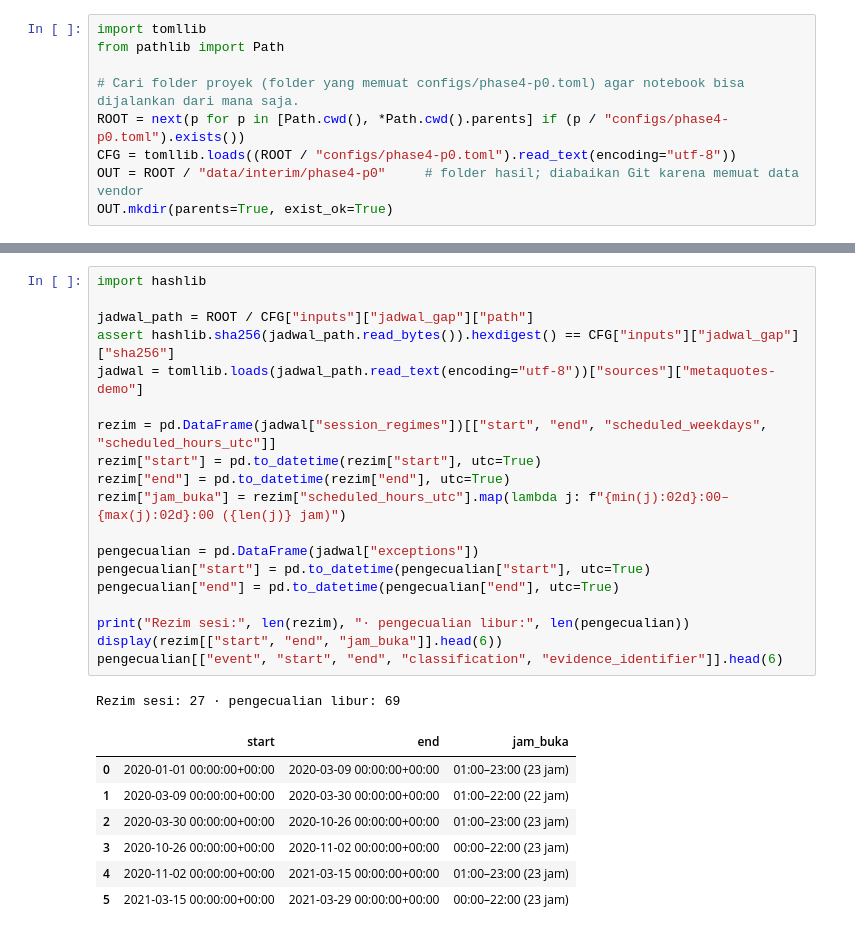
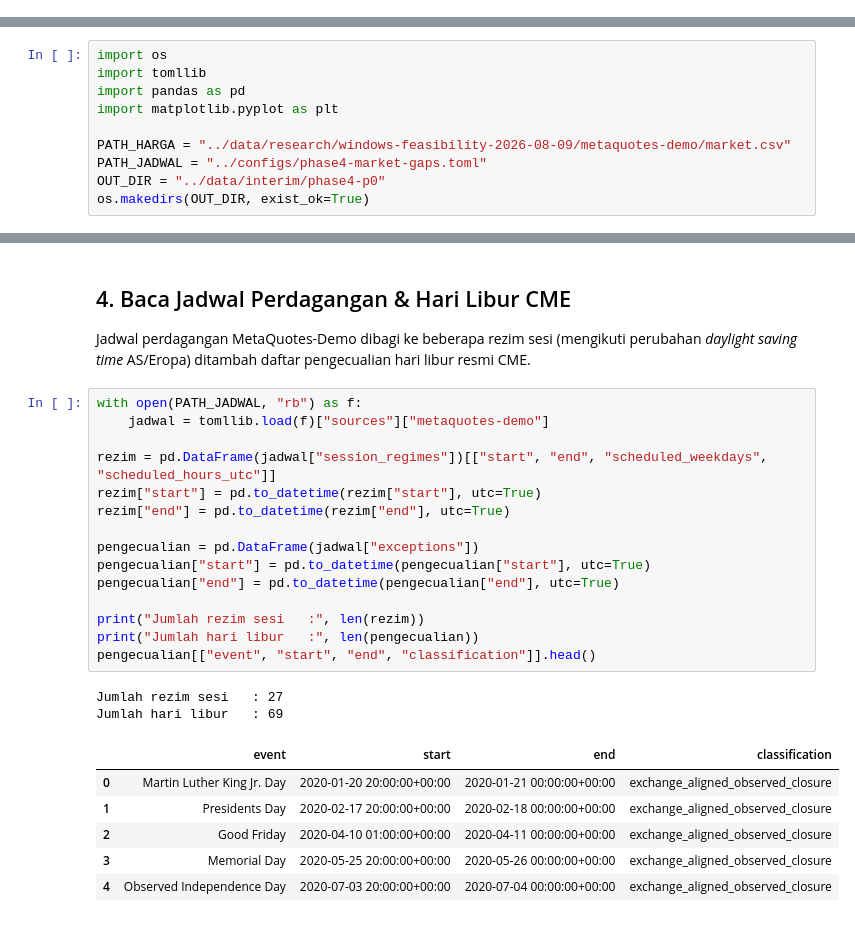
Before and after one commit to Vallykrie/skripsi-xauusd-p1, a Jupyter notebook: 02_Koding/notebooks/01_audit_harga_dan_gap.ipynb, the cells around one changed output, grey strips where cells are left out. Cells and saved outputs as stored; diff of their text form.

```diff
--- a/02_Koding/notebooks/01_audit_harga_dan_gap.ipynb
+++ b/02_Koding/notebooks/01_audit_harga_dan_gap.ipynb
@@ -15,9 +0,0 @@ Label tidak boleh melompati gap jenis apa pun (dibahas di notebook 02).
-# %%
-import tomllib
-from pathlib import Path
-
-# Cari folder proyek (folder yang memuat configs/phase4-p0.toml) agar notebook bisa dijalankan dari mana saja.
-ROOT = next(p for p in [Path.cwd(), *Path.cwd().parents] if (p / "configs/phase4-p0.toml").exists())
-CFG = tomllib.loads((ROOT / "configs/phase4-p0.toml").read_text(encoding="utf-8"))
-OUT = ROOT / "data/interim/phase4-p0"     # folder hasil; diabaikan Git karena memuat data vendor
-OUT.mkdir(parents=True, exist_ok=True)
@@ -24 +9,11 @@ OUT.mkdir(parents=True, exist_ok=True)
+# %%
+import os
+import tomllib
+import pandas as pd
+import matplotlib.pyplot as plt
+
+PATH_HARGA = "../data/research/windows-feasibility-2026-08-09/metaquotes-demo/market.csv"
+PATH_JADWAL = "../configs/phase4-market-gaps.toml"
+OUT_DIR = "../data/interim/phase4-p0"
+os.makedirs(OUT_DIR, exist_ok=True)
 # %% [markdown]
@@ -108,28 +87,28 @@ Jadwal diturunkan dari arsip harga sebelum model apa pun dijalankan, lalu dibeku
+# %% [markdown]
+## 4. Baca Jadwal Perdagangan & Hari Libur CME
+
+Jadwal perdagangan MetaQuotes-Demo dibagi ke beberapa rezim sesi (mengikuti perubahan *daylight saving time* AS/Eropa) ditambah daftar pengecualian hari libur resmi CME.
 # %%
-import hashlib
-
-jadwal_path = ROOT / CFG["inputs"]["jadwal_gap"]["path"]
-assert hashlib.sha256(jadwal_path.read_bytes()).hexdigest() == CFG["inputs"]["jadwal_gap"]["sha256"]
-jadwal = tomllib.loads(jadwal_path.read_text(encoding="utf-8"))["sources"]["metaquotes-demo"]
+with open(PATH_JADWAL, "rb") as f:
+    jadwal = tomllib.load(f)["sources"]["metaquotes-demo"]
 
 rezim = pd.DataFrame(jadwal["session_regimes"])[["start", "end", "scheduled_weekdays", "scheduled_hours_utc"]]
 rezim["start"] = pd.to_datetime(rezim["start"], utc=True)
 rezim["end"] = pd.to_datetime(rezim["end"], utc=True)
-rezim["jam_buka"] = rezim["scheduled_hours_utc"].map(lambda j: f"{min(j):02d}:00–{max(j):02d}:00 ({len(j)} jam)")
 
 pengecualian = pd.DataFrame(jadwal["exceptions"])
 pengecualian["start"] = pd.to_datetime(pengecualian["start"], utc=True)
 pengecualian["end"] = pd.to_datetime(pengecualian["end"], utc=True)
 
-print("Rezim sesi:", len(rezim), "· pengecualian libur:", len(pengecualian))
-display(rezim[["start", "end", "jam_buka"]].head(6))
-pengecualian[["event", "start", "end", "classification", "evidence_identifier"]].head(6)
+print("Jumlah rezim sesi   :", len(rezim))
+print("Jumlah hari libur   :", len(pengecualian))
+pengecualian[["event", "start", "end", "classification"]].head()
 # %% [output]
-Rezim sesi: 27 · pengecualian libur: 69
+Jumlah rezim sesi   : 27
+Jumlah hari libur   : 69
-|  | start | end | jam_buka |
-| 0 | 2020-01-01 00:00:00+00:00 | 2020-03-09 00:00:00+00:00 | 01:00–23:00 (23 jam) |
-| 1 | 2020-03-09 00:00:00+00:00 | 2020-03-30 00:00:00+00:00 | 01:00–22:00 (22 jam) |
-| 2 | 2020-03-30 00:00:00+00:00 | 2020-10-26 00:00:00+00:00 | 01:00–23:00 (23 jam) |
-| 3 | 2020-10-26 00:00:00+00:00 | 2020-11-02 00:00:00+00:00 | 00:00–22:00 (23 jam) |
-| 4 | 2020-11-02 00:00:00+00:00 | 2021-03-15 00:00:00+00:00 | 01:00–23:00 (23 jam) |
-| 5 | 2021-03-15 00:00:00+00:00 | 2021-03-29 00:00:00+00:00 | 00:00–22:00 (23 jam) |
+|  | event | start | end | classification |
+| 0 | Martin Luther King Jr. Day | 2020-01-20 20:00:00+00:00 | 2020-01-21 00:00:00+00:00 | exchange_aligned_observed_closure |
+| 1 | Presidents Day | 2020-02-17 20:00:00+00:00 | 2020-02-18 00:00:00+00:00 | exchange_aligned_observed_closure |
+| 2 | Good Friday | 2020-04-10 01:00:00+00:00 | 2020-04-11 00:00:00+00:00 | exchange_aligned_observed_closure |
+| 3 | Memorial Day | 2020-05-25 20:00:00+00:00 | 2020-05-26 00:00:00+00:00 | exchange_aligned_observed_closure |
+| 4 | Observed Independence Day | 2020-07-03 20:00:00+00:00 | 2020-07-04 00:00:00+00:00 | exchange_aligned_observed_closure |
```
Also changed, not shown: parts of 21 cells of this notebook, 11 other files.
